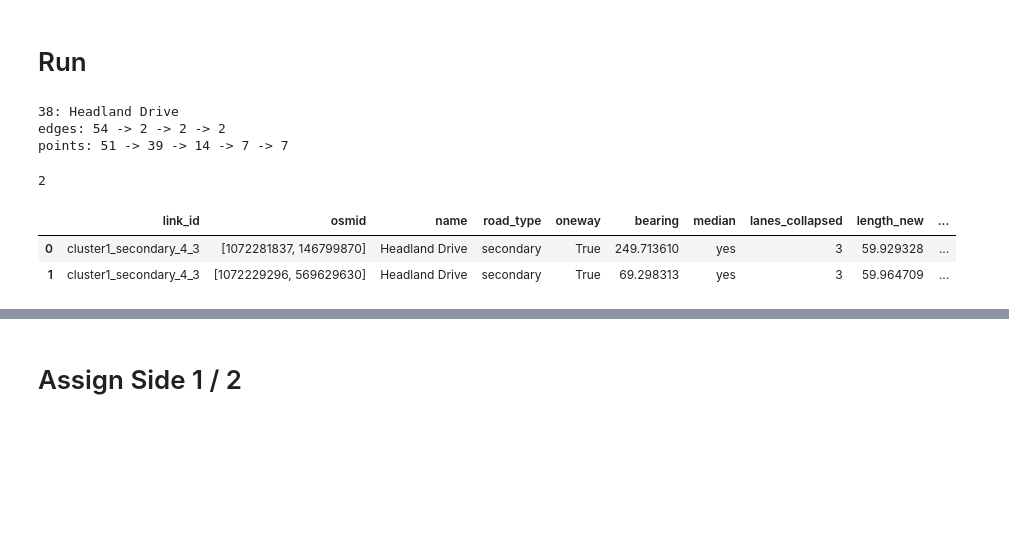
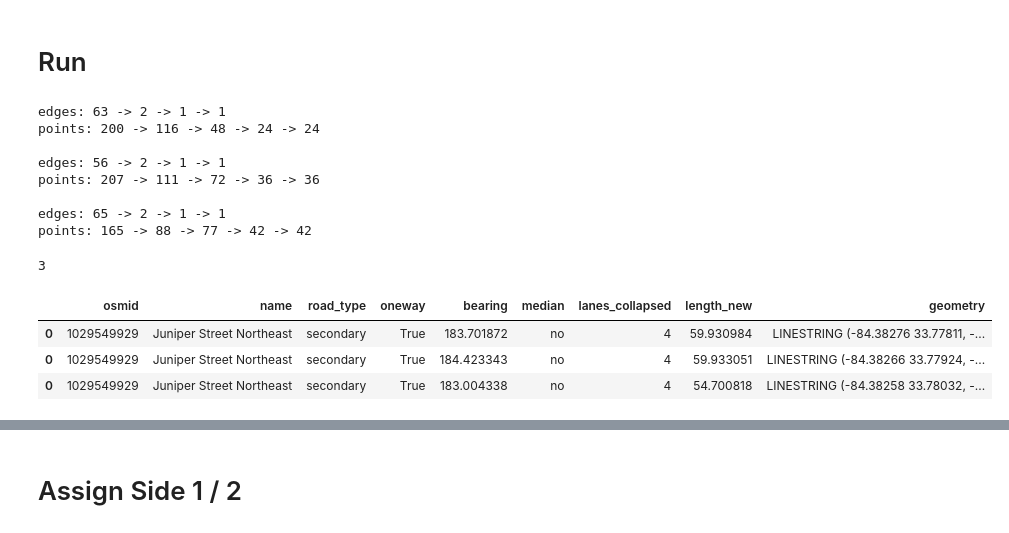
Before and after one commit to GT-CURA/complete_streets, a Jupyter notebook: step1_loader/generate_points_lines.ipynb, the cells around one changed output, grey strips where cells are left out. Cells and saved outputs as stored; diff of their text form; code cells hidden in the pictures; blank space fills up the shorter version.

```diff
--- a/step1_loader/generate_points_lines.ipynb
+++ b/step1_loader/generate_points_lines.ipynb
@@ -144,0 +68,28 @@ edges_studyarea[edges_studyarea["link_id"] == "cluster1_secondary_4_3"].explore(
+# %%
+your_input = gpd.read_file("YOUR_AREA.geojson")
+your_input = your_input.to_crs(epsg=4326)
+cf = ('["highway"~"primary|secondary|tertiary|residential"]')
+your_input = ox.graph_from_polygon(your_input.geometry[0],
+                                network_type='drive',
+                                custom_filter=cf,
+                                simplify=True)
+
+your_input = ox.graph_to_gdfs(your_input, nodes=False)
+your_input = your_input[["osmid", "highway", "name", "oneway", "length", "geometry"]]
+your_input["osmid"] = your_input["osmid"].apply(lambda x: tuple(x) if isinstance(x, list) else x)
+your_input["highway"] = your_input["highway"].apply(lambda x: tuple(x) if isinstance(x, list) else x)
+your_input["name"] = your_input["name"].apply(lambda x: tuple(x) if isinstance(x, list) else x)
+your_input["name"] = your_input["name"].astype(str)
+your_input = your_input[your_input["highway"].isin(['primary', 'secondary', 'tertiary', 'residential'])]
+your_input = your_input.drop_duplicates(subset=["highway", "length", "geometry"])
+your_input = your_input[your_input.index.get_level_values("u") != your_input.index.get_level_values("v")]
+your_input = your_input[your_input["length"] > 50]
+your_input = your_input.reset_index()
+your_input = your_input[["name", "geometry"]]
+your_input["midpoint"] = your_input.geometry.apply(lambda line: line.interpolate(line.length / 2))
+your_input.geometry = your_input["midpoint"]
+your_input = your_input.drop("geometry", axis=1)
+
+print(len(your_input))
+your_input.iloc[0:5]
+# your_input.explore()
@@ -146,7 +105,7 @@ edges_studyarea[edges_studyarea["link_id"] == "cluster1_secondary_4_3"].explore(
 # Functions
 # %%
 #=== Download OSM Road Network ===
-cf = ('["highway"~"trunk|primary|secondary|tertiary|residential|unclassified"]')
+cf = ('["highway"~"primary|secondary|tertiary|residential"]')
 
 #=== Determine Single / Dual Carriageway and Add Relevant Attributes (Median, Num. of Lanes) ===
 def angular_diff(a, b):
@@ -453,11 +398,8 @@ def get_nearest_segmented_gsv_panos(
 results_edges = []
 results_points = []
 
-#for i, row in edges_studyarea.iloc[75:77].iterrows():
-#for i, row in edges_studyarea.iloc[856:].iterrows():
-for i, row in edges_studyarea[edges_studyarea["link_id"] == "cluster1_secondary_4_3"].iterrows():
-#for i, row in edges_studyarea.iterrows():
-    print(f"{i}: {row["name"]}")
+for i, row in your_input.iterrows():
+    #print(f"{i}: {row["name"]}") if you have a name column in YOUR_ROAD dataset
     COI_geom = row["midpoint"]
     COI = gpd.GeoDataFrame(geometry=[COI_geom], crs="EPSG:4326")
 
@@ -465,27 +407,31 @@ for i, row in edges_studyarea[edges_studyarea["link_id"] == "cluster1_secondary_
     lat = COI_geom.y
     COI_for_ox = tuple([lat, lon])
 
-    link_id = row["link_id"]
-
-    output_edge, output_point = get_nearest_segmented_gsv_panos(COI_for_ox, COI, link_id)
+    output_edge, output_point = get_nearest_segmented_gsv_panos(COI_for_ox, COI)
     results_edges.append(output_edge)
     results_points.append(output_point)
     print()
 #results
 # %% [output]
-38: Headland Drive
-edges: 54 -> 2 -> 2 -> 2
-points: 51 -> 39 -> 14 -> 7 -> 7
+edges: 63 -> 2 -> 1 -> 1
+points: 200 -> 116 -> 48 -> 24 -> 24
+
+edges: 56 -> 2 -> 1 -> 1
+points: 207 -> 111 -> 72 -> 36 -> 36
+
+edges: 65 -> 2 -> 1 -> 1
+points: 165 -> 88 -> 77 -> 42 -> 42
 # %%
 results_edges = pd.concat(results_edges)
 print(len(results_edges))
-results_edges.iloc[0:5]
+results_edges
 #results_edges.explore()
 # %% [output]
-2
+3
-|  | link_id | osmid | name | road_type | oneway | bearing | median | lanes_collapsed | length_new | ... |
-| 0 | cluster1_secondary_4_3 | [1072281837, 146799870] | Headland Drive | secondary | True | 249.713610 | yes | 3 | 59.929328 | ... |
-| 1 | cluster1_secondary_4_3 | [1072229296, 569629630] | Headland Drive | secondary | True | 69.298313 | yes | 3 | 59.964709 | ... |
+|  | osmid | name | road_type | oneway | bearing | median | lanes_collapsed | length_new | geometry |
+| 0 | 1029549929 | Juniper Street Northeast | secondary | True | 183.701872 | no | 4 | 59.930984 | LINESTRING (-84.38276 33.77811, -... |
+| 0 | 1029549929 | Juniper Street Northeast | secondary | True | 184.423343 | no | 4 | 59.933051 | LINESTRING (-84.38266 33.77924, -... |
+| 0 | 1029549929 | Juniper Street Northeast | secondary | True | 183.004338 | no | 4 | 54.700818 | LINESTRING (-84.38258 33.78032, -... |
 # %%
 results_points = pd.concat(results_points)
 print(len(results_points))
```
Also changed, not shown: parts of 31 cells of this notebook, 11 other files.
